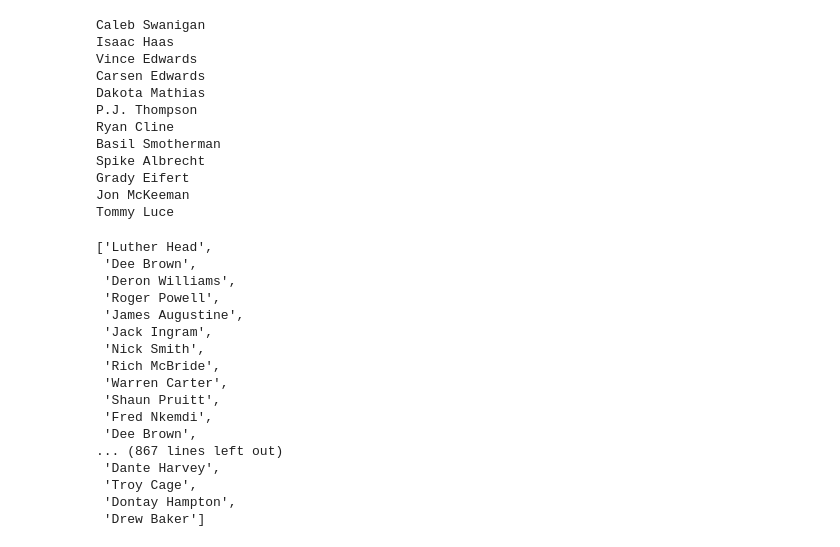
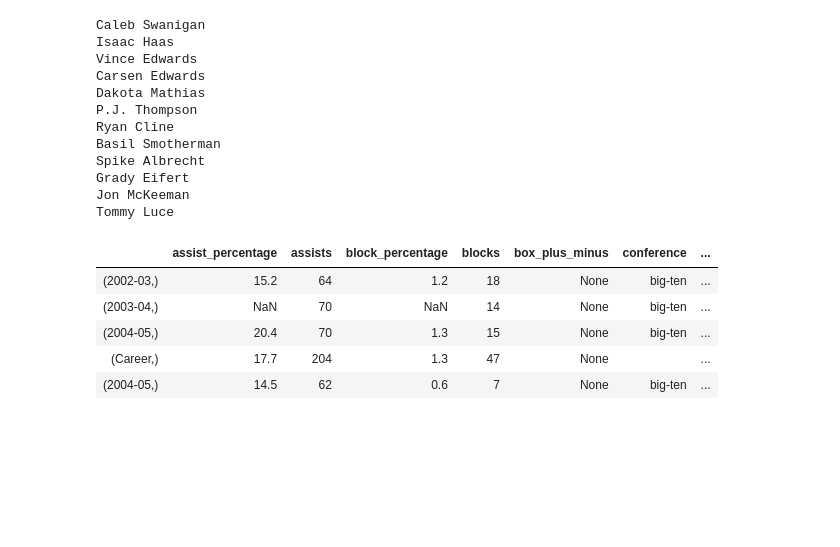
Before and after one commit to aseem645/SIADS591_Project, a Jupyter notebook: NBA_API_Notebook.ipynb, the cells around one changed output. Saved outputs shown, nothing was run; the diff lists cells and outputs as text; code cells hidden in the pictures; blank space fills up the shorter version.

```diff
--- a/NBA_API_Notebook.ipynb
+++ b/NBA_API_Notebook.ipynb
@@ -363,3 +349,10 @@ Tommy Luce
+# %%
+def playerformat(player_lst):
+    my_string = '-1'
+    player_list = [each_string.lower() for each_string in player_lst]
+    player_list_hyphens = [p.strip().replace(" ", "-") for p in player_list]
+    player_list_complete = [s + my_string for s in player_list_hyphens]
+    return player_list_complete
 # %%
 def playerdf(player_lst):
     player_df = pd.DataFrame(columns=columns)
@@ -416,22 +425,20 @@ def player_collection(team_lst):
                 next
     return player_list
 
-player_collection(random.sample(team_lst,20))
+sample_list = player_collection(random.sample(team_lst,2))
-# %% [output]
-['Luther Head',
- 'Dee Brown',
- 'Deron Williams',
- 'Roger Powell',
- 'James Augustine',
- 'Jack Ingram',
- 'Nick Smith',
- 'Rich McBride',
- 'Warren Carter',
- 'Shaun Pruitt',
- 'Fred Nkemdi',
- 'Dee Brown',
-... (867 lines left out)
- 'Dante Harvey',
- 'Troy Cage',
- 'Dontay Hampton',
- 'Drew Baker']
+# %%
+sampledf = playerdf(playerformat(sample_list))
+# %%
+def reformatname(sampledf):
+    sampledf['PLAYER_NAME'] = sampledf.player_id.str.replace("-"," ")
+    sampledf['PLAYER_NAME'] = sampledf['PLAYER_NAME'].apply(lambda x: x.title()).str.replace(" 1","")
+    return sampledf
+
+reformatname(sampledf).head()
+# %% [output]
+|  | assist_percentage | assists | block_percentage | blocks | box_plus_minus | conference | ... |
+| (2002-03,) | 15.2 | 64 | 1.2 | 18 | None | big-ten | ... |
+| (2003-04,) | NaN | 70 | NaN | 14 | None | big-ten | ... |
+| (2004-05,) | 20.4 | 70 | 1.3 | 15 | None | big-ten | ... |
+| (Career,) | 17.7 | 204 | 1.3 | 47 | None |  | ... |
+| (2004-05,) | 14.5 | 62 | 0.6 | 7 | None | big-ten | ... |
```
Also changed, not shown: parts of 9 cells of this notebook.
